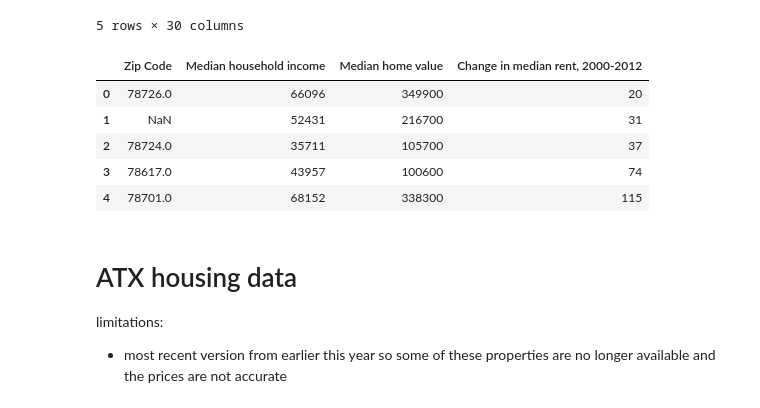
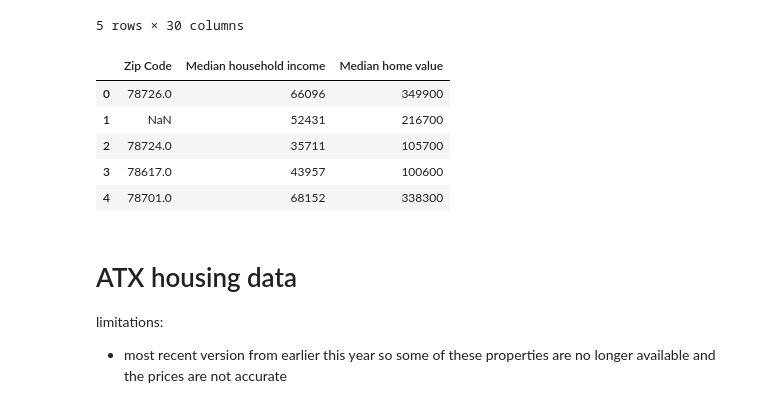
Before and after one commit to cmanwaring/Urban-Development-Predictor, a Jupyter notebook: Clay/exploring_data.ipynb, the cells around one changed output. Saved outputs shown, nothing was run; the diff lists cells and outputs as text; code cells hidden in the pictures.

```diff
--- a/Clay/exploring_data.ipynb
+++ b/Clay/exploring_data.ipynb
@@ -92,39 +92,40 @@ df.head()
 # %%
 # df = df.drop(columns=['Population below poverty level',
 #                       'Non-White, Non-Hispanic or Latino',
 #                       'Hispanic or Latino, of any race',
 #                       'Population with disability',
 #                       'Unemployment',
 #                       'Large households (5+ members)',
 #                       'Rentals affordable to people earning less than $25,000',
 #                       'Rent-restricted units',
 #                       'Housing Choice Voucher holders',
 #                       'Percentage of rental units in poor condition',
 #                       'Rental units affordable to average teacher',
 #                       'Owner units affordable to average teacher',
 #                       'Rental units affordable to average tech worker',
 #                       'Owner units affordable to average tech worker',
 #                       'Change in percentage of population below poverty, 2000-2012',
 #                       'Percentage of homes within 1/4-mi of transit stop',
 #                       'Percentage of housing and transportation costs that is transportation-related',
 #                       'Average monthly transportation cost',
 #                       'Owner units affordable to average artist',
 #                       'Homes affordable to people earning less than $50,000',
 #                       'Median rent','Percent change in number of housing units, 2000-2012',
 #                       'Change in median rent, 2000-2012',
 #                       'Rental units affordable to average artist',
 #                       'Rental units affordable to average retail/service worker',
 #                       'Owner units affordable to average retail/service worker',
-#                       'Change in median home value, 2000-2012'])
-df = df[['Zip Code','Median household income','Median home value','Change in median rent, 2000-2012']]
+#                       'Change in median home value, 2000-2012',
+#                       'Change in median rent, 2000-2012'])
+df = df[['Zip Code','Median household income','Median home value']]
 df.head()
 # %% [output]
-|  | Zip Code | Median household income | Median home value | Change in median rent, 2000-2012 |
-| 0 | 78726.0 | 66096 | 349900 | 20 |
-| 1 | NaN | 52431 | 216700 | 31 |
-| 2 | 78724.0 | 35711 | 105700 | 37 |
-| 3 | 78617.0 | 43957 | 100600 | 74 |
-| 4 | 78701.0 | 68152 | 338300 | 115 |
+|  | Zip Code | Median household income | Median home value |
+| 0 | 78726.0 | 66096 | 349900 |
+| 1 | NaN | 52431 | 216700 |
+| 2 | 78724.0 | 35711 | 105700 |
+| 3 | 78617.0 | 43957 | 100600 |
+| 4 | 78701.0 | 68152 | 338300 |
 # %% [markdown]
 # ATX housing data
 
```
